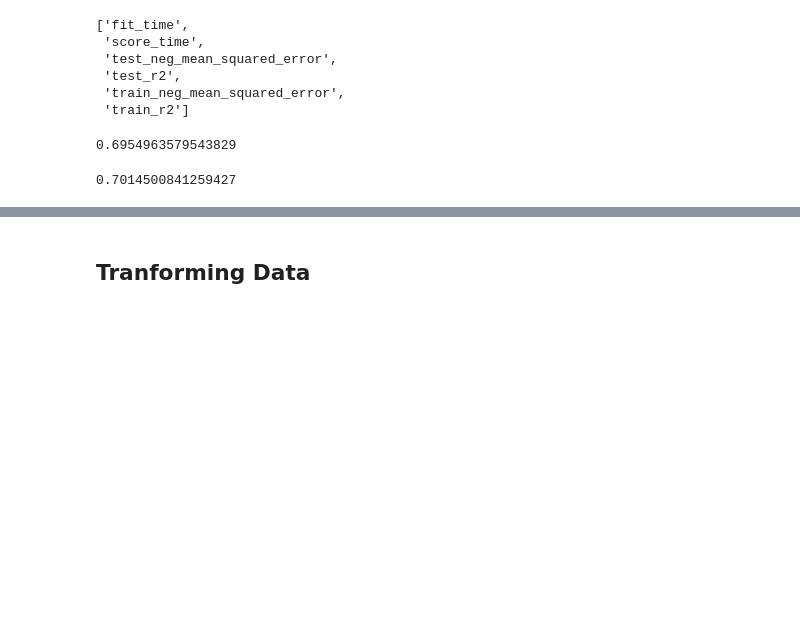
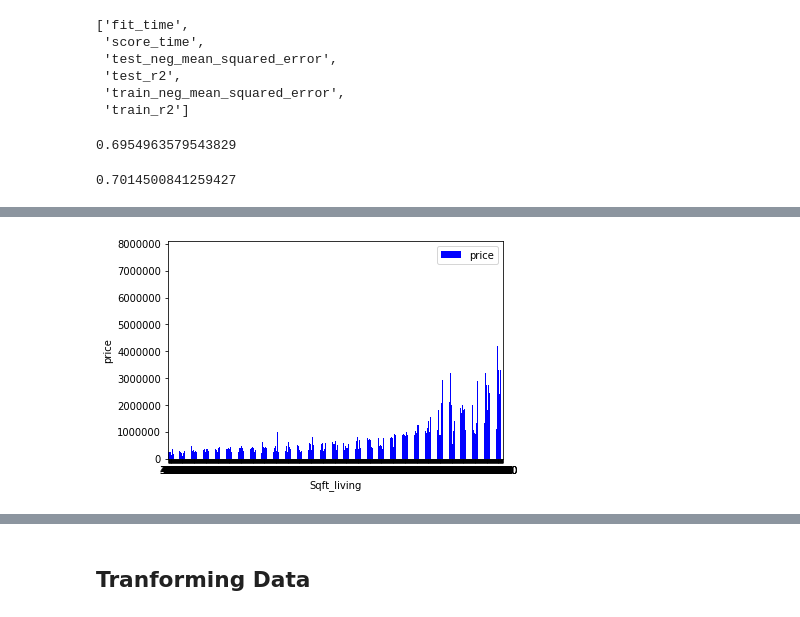
Before and after one commit to ezgigm/Project_2, a Jupyter notebook: STEP_1_Cleaning_Data.ipynb, the cells around one changed output, grey strips where cells are left out. Cells and saved outputs as stored; diff of their text form; code cells hidden in the pictures; blank space fills up the shorter version.

```diff
--- a/STEP_1_Cleaning_Data.ipynb
+++ b/STEP_1_Cleaning_Data.ipynb
@@ -190,0 +200,3 @@ df2.drop(columns=['sqft_above','sqft_basement'],inplace=True)
+# %%
+sqft_pivot = df1.pivot_table(index='sqft_living',
+                  values='price', aggfunc=np.median)
@@ -190,0 +220,8 @@ df2.drop(columns=['sqft_above','sqft_basement'],inplace=True)
+# %%
+sqft_pivot.plot(kind='bar', color='blue')
+plt.xlabel('Sqft_living')
+plt.ylabel('price')
+plt.xticks(rotation=0)
+plt.show()
+# %% [output]
+[figure, added]
```
Also changed, not shown: parts of 82 cells of this notebook.
